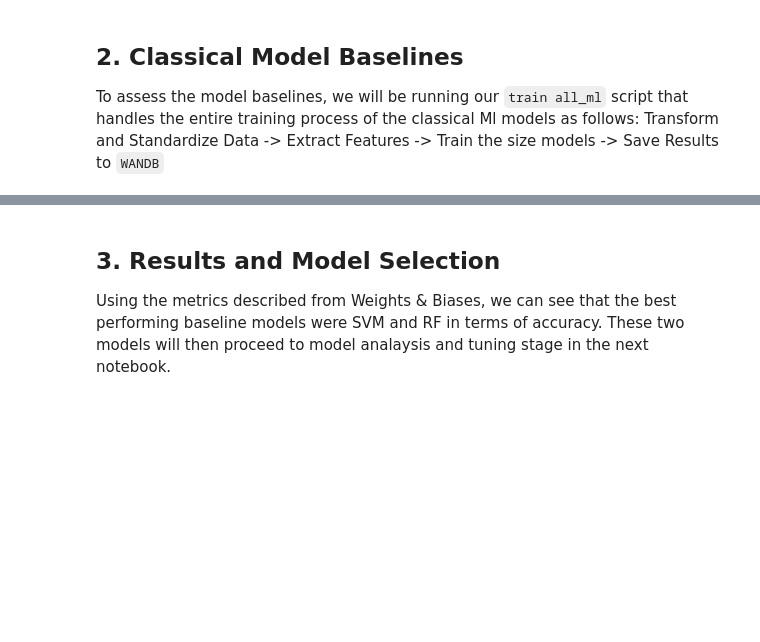
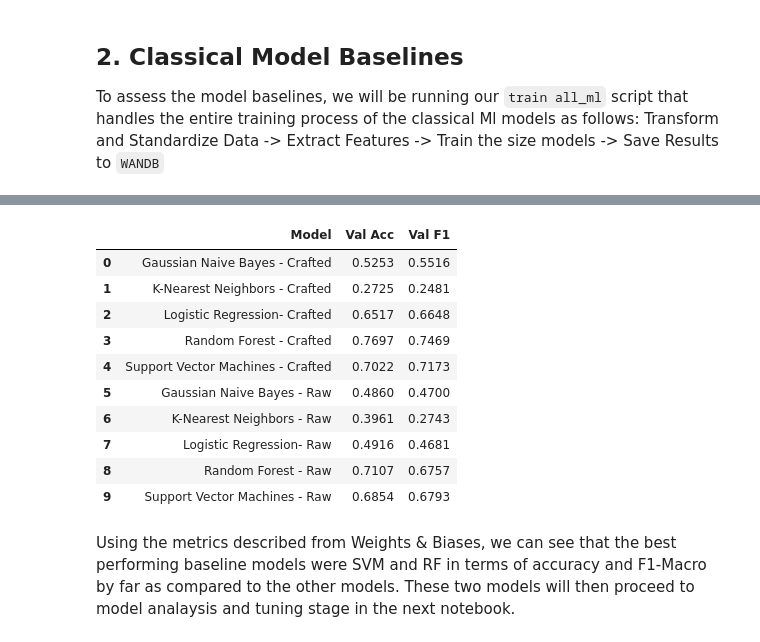
Before and after one commit to qu1r0ra/jute-disease-detection, a Jupyter notebook: notebooks/reproducibility/02_Model_Selection_Training_ML.ipynb, the cells around one changed output, grey strips where cells are left out. Cells and saved outputs as stored; diff of their text form; code cells hidden in the pictures; blank space fills up the shorter version.

Commit message:
docs: added results from wandb and expounded on crafted features

```diff
--- a/notebooks/reproducibility/02_Model_Selection_Training_ML.ipynb
+++ b/notebooks/reproducibility/02_Model_Selection_Training_ML.ipynb
@@ -179,3 +183,64 @@ wandb: Find logs at: ./wandb/run-20260308_040218-myaxjkco/logs
+# %%
+import wandb
+import pandas as pd
+
+# predefined run ids
+runs_to_track = {
+    "Gaussian Naive Bayes - Crafted": "ekubs2of",
+    "K-Nearest Neighbors - Crafted": "s7o2w865",
+    "Logistic Regression- Crafted": "g0defq70",
+    "Random Forest - Crafted": "a1vp3q52",
+    "Support Vector Machines - Crafted": "5g1zzwvm",
+    "Gaussian Naive Bayes - Raw": "07vcu671",
+    "K-Nearest Neighbors - Raw": "woay9dn5",
+    "Logistic Regression- Raw": "wqbi5m5n",
+    "Random Forest - Raw": "j8yayf3h",
+    "Support Vector Machines - Raw": "y31voxm0",
+}
+
+ENTITY = "grade-descent"
+PROJECT = "jute-disease-detection"
+
+def get_summary_metrics(run_dict):
+    api = wandb.Api()
+    summary_list = []
+
+    for model_name, run_id in run_dict.items():
+        try:
+            run_path = f"{ENTITY}/{PROJECT}/{run_id}"
+            run = api.run(run_path)
+
+            metrics = {
+                "Model": model_name,
+                "Val Acc": run.summary.get("val_acc", "N/A"),
+                "Val F1": run.summary.get("val_f1", "N/A"),
+            }
+            summary_list.append(metrics)
+
+        except Exception as e:
+            print(f"Error fetching run {run_id} ({model_name}): {e}")
+
+    return pd.DataFrame(summary_list)
+
+df_results = get_summary_metrics(runs_to_track)
+
+styled_results = df_results.style.format({
+    "Val Acc": "{:.4f}" if isinstance(df_results["Val Acc"].iloc[0], float) else "{}",
+    "Val F1": "{:.4f}" if isinstance(df_results["Val F1"].iloc[0], float) else "{}"
+})
+
+display(styled_results)
+# %% [output]
+|  | Model | Val Acc | Val F1 |
+| 0 | Gaussian Naive Bayes - Crafted | 0.5253 | 0.5516 |
+| 1 | K-Nearest Neighbors - Crafted | 0.2725 | 0.2481 |
+| 2 | Logistic Regression- Crafted | 0.6517 | 0.6648 |
+| 3 | Random Forest - Crafted | 0.7697 | 0.7469 |
+| 4 | Support Vector Machines - Crafted | 0.7022 | 0.7173 |
+| 5 | Gaussian Naive Bayes - Raw | 0.4860 | 0.4700 |
+| 6 | K-Nearest Neighbors - Raw | 0.3961 | 0.2743 |
+| 7 | Logistic Regression- Raw | 0.4916 | 0.4681 |
+| 8 | Random Forest - Raw | 0.7107 | 0.6757 |
+| 9 | Support Vector Machines - Raw | 0.6854 | 0.6793 |
 # %% [markdown]
-## 3. Results and Model Selection
-Using the metrics described from Weights & Biases, we can see that the best performing baseline models were SVM and RF in terms of accuracy. These two models will then proceed to model analaysis and tuning stage in the next notebook.
+Using the metrics described from Weights & Biases, we can see that the best performing baseline models were SVM and RF in terms of accuracy and F1-Macro by far as compared to the other models. These two models will then proceed to model analaysis and tuning stage in the next notebook.
```
Also changed, not shown: parts of 11 cells of this notebook.
